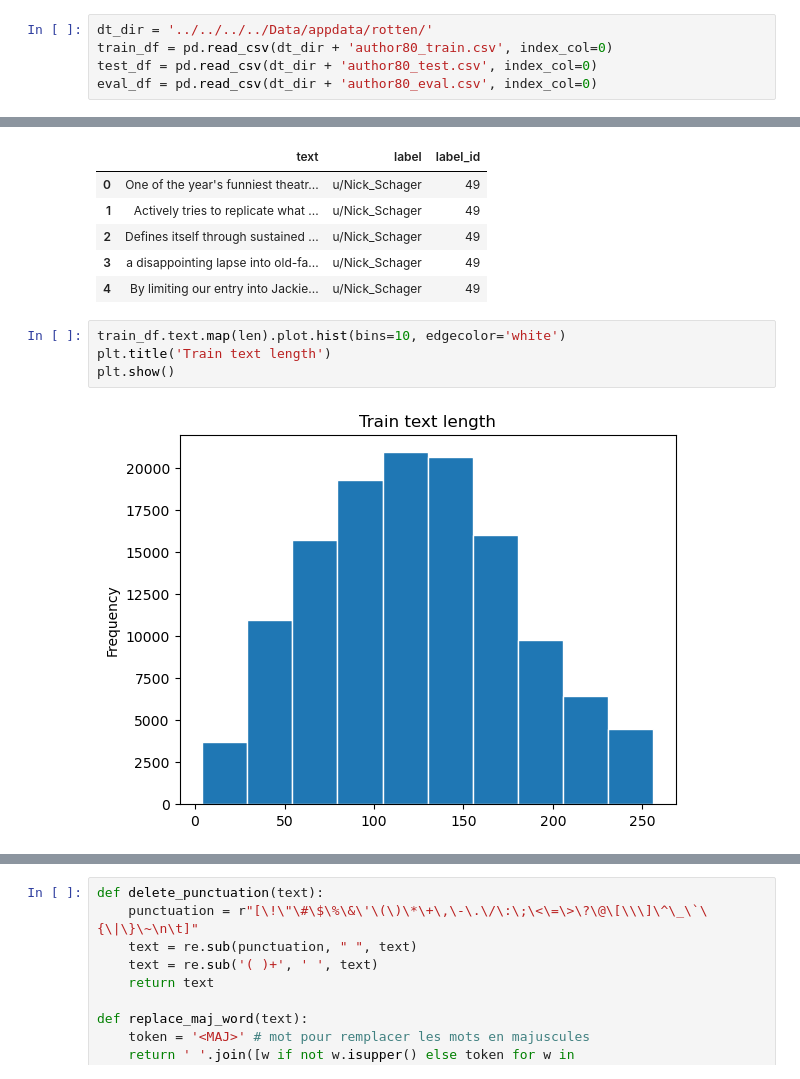
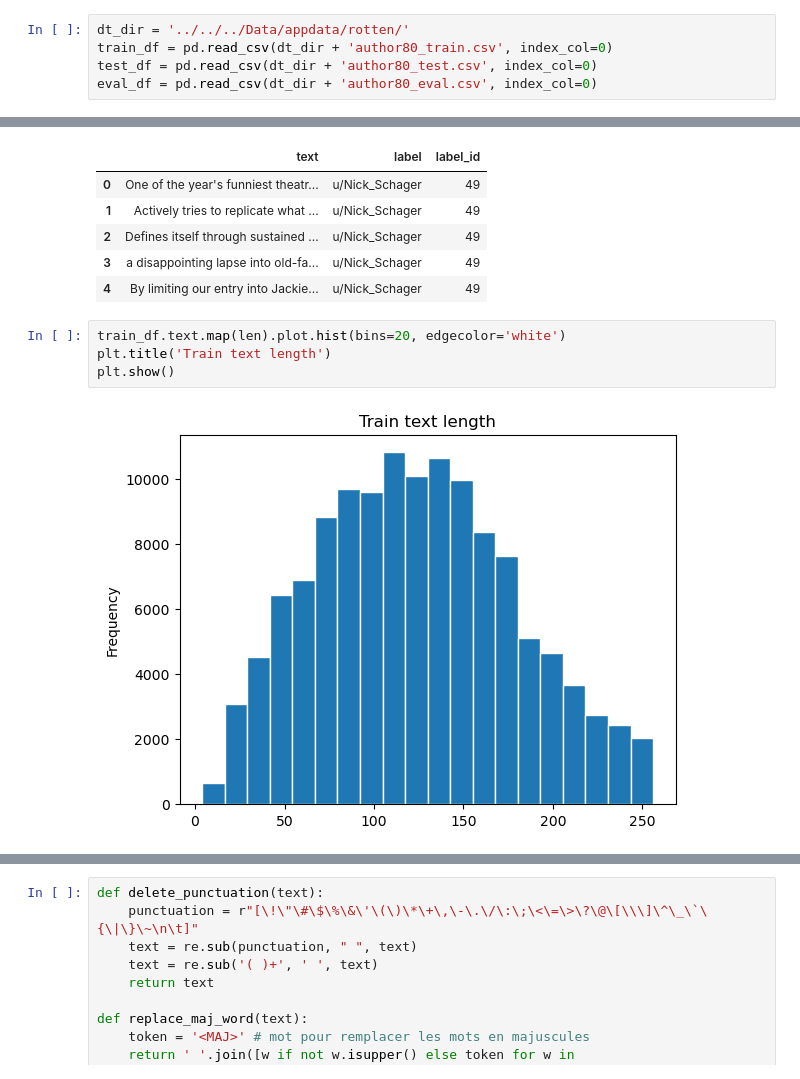
Before and after one commit to BenKabongo25/personalized-data-to-text-neural-generation, a Jupyter notebook: Code/src/authorship/authorship.ipynb, the cells around one changed output, grey strips where cells are left out. Cells and saved outputs as stored; diff of their text form.

```diff
--- a/Code/src/authorship/authorship.ipynb
+++ b/Code/src/authorship/authorship.ipynb
@@ -35,7 +35,7 @@ from wordcloud import WordCloud
 # %% [markdown]
 ### Data
 # %%
-dt_dir = '../../../../Data/appdata/rotten/'
+dt_dir = '../../../Data/appdata/rotten/'
 train_df = pd.read_csv(dt_dir + 'author80_train.csv', index_col=0)
 test_df = pd.read_csv(dt_dir + 'author80_test.csv', index_col=0)
 eval_df = pd.read_csv(dt_dir + 'author80_eval.csv', index_col=0)
@@ -87,8 +87,8 @@ eval_df.head(5)
 | 3 | a disappointing lapse into old-fa... | u/Nick_Schager | 49 |
 | 4 | By limiting our entry into Jackie... | u/Nick_Schager | 49 |
 # %%
-train_df.text.map(len).plot.hist(bins=10, edgecolor='white')
+train_df.text.map(len).plot.hist(bins=20, edgecolor='white')
 plt.title('Train text length')
 plt.show()
 # %% [output]
-[figure, old version]
+[figure, new version]
```
Also changed, not shown: parts of 12 cells of this notebook.
